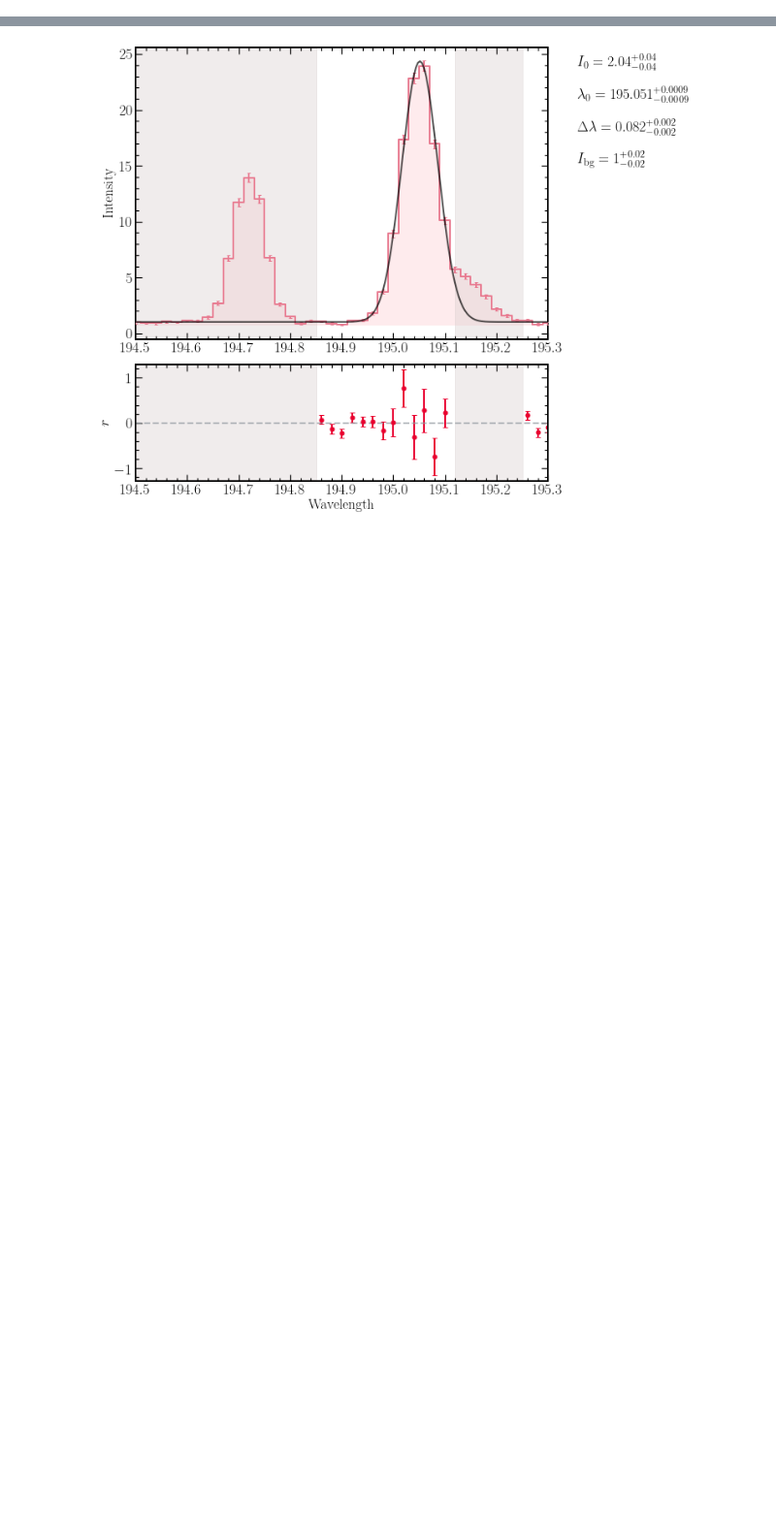
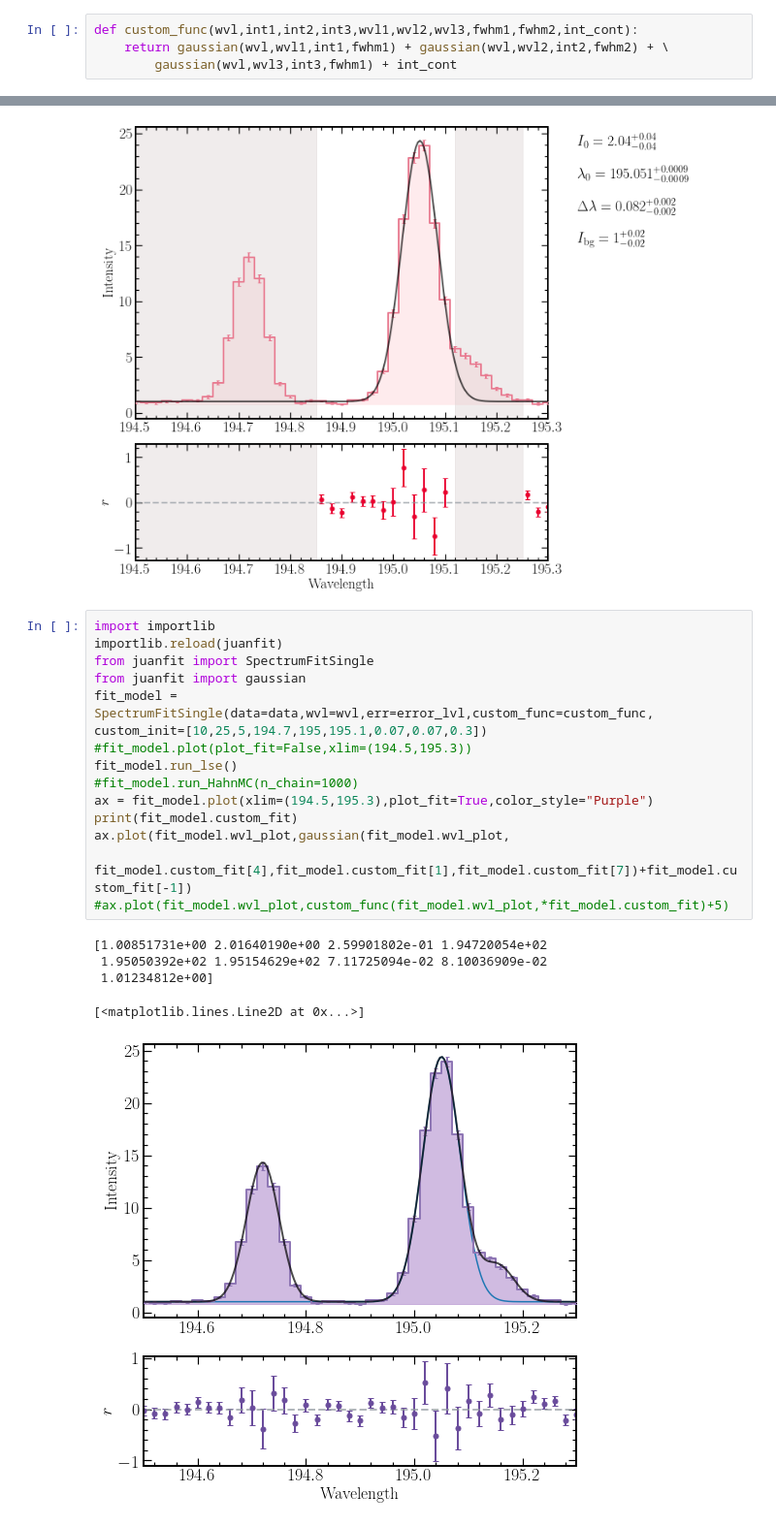
Before and after one commit to yjzhu-solar/MyPy, a Jupyter notebook: tutorial/SpectrumFitSingle_test.ipynb, the cells around one changed output, grey strips where cells are left out. Shown at 97% size. Drawn from its saved outputs; the diff is of its cells as text; blank space fills up the shorter version.

Commit message:
allow fit with custom function

```diff
--- a/tutorial/SpectrumFitSingle_test.ipynb
+++ b/tutorial/SpectrumFitSingle_test.ipynb
@@ -5,6 +5,10 @@ import sys
 sys.path.append("/home/yjzhu/SOLAR/MyPy")
 import juanfit
 from juanfit import gaussian
+# %%
+def custom_func(wvl,int1,int2,int3,wvl1,wvl2,wvl3,fwhm1,fwhm2,int_cont):
+    return gaussian(wvl,wvl1,int1,fwhm1) + gaussian(wvl,wvl2,int2,fwhm2) + \
+        gaussian(wvl,wvl3,int3,fwhm1) + int_cont
 # %%
 wvl = np.linspace(194,196,101)
 data = gaussian(wvl,195.05,2,0.08) + gaussian(wvl,194.72,1,0.07) + \
@@ -93,3 +97,24 @@ fit_model.plot(xlim=(194.5,195.3),color_style="Red",plot_hmc=True)
 #fit_model.wvl_tofit
 # %% [output]
 [figure]
+# %%
+import importlib
+importlib.reload(juanfit)
+from juanfit import SpectrumFitSingle
+from juanfit import gaussian
+fit_model = SpectrumFitSingle(data=data,wvl=wvl,err=error_lvl,custom_func=custom_func,
+custom_init=[10,25,5,194.7,195,195.1,0.07,0.07,0.3])
+#fit_model.plot(plot_fit=False,xlim=(194.5,195.3))
+fit_model.run_lse()
+#fit_model.run_HahnMC(n_chain=1000)
+ax = fit_model.plot(xlim=(194.5,195.3),plot_fit=True,color_style="Purple")
+print(fit_model.custom_fit)
+ax.plot(fit_model.wvl_plot,gaussian(fit_model.wvl_plot,
+                     fit_model.custom_fit[4],fit_model.custom_fit[1],fit_model.custom_fit[7])+fit_model.custom_fit[-1])
+#ax.plot(fit_model.wvl_plot,custom_func(fit_model.wvl_plot,*fit_model.custom_fit)+5)
+# %% [output]
+[1.00851731e+00 2.01640190e+00 2.59901802e-01 1.94720054e+02
+ 1.95050392e+02 1.95154629e+02 7.11725094e-02 8.10036909e-02
+ 1.01234812e+00]
+[<matplotlib.lines.Line2D at 0x...>]
+[figure, added]
```
Also changed, not shown: 1 other file.
